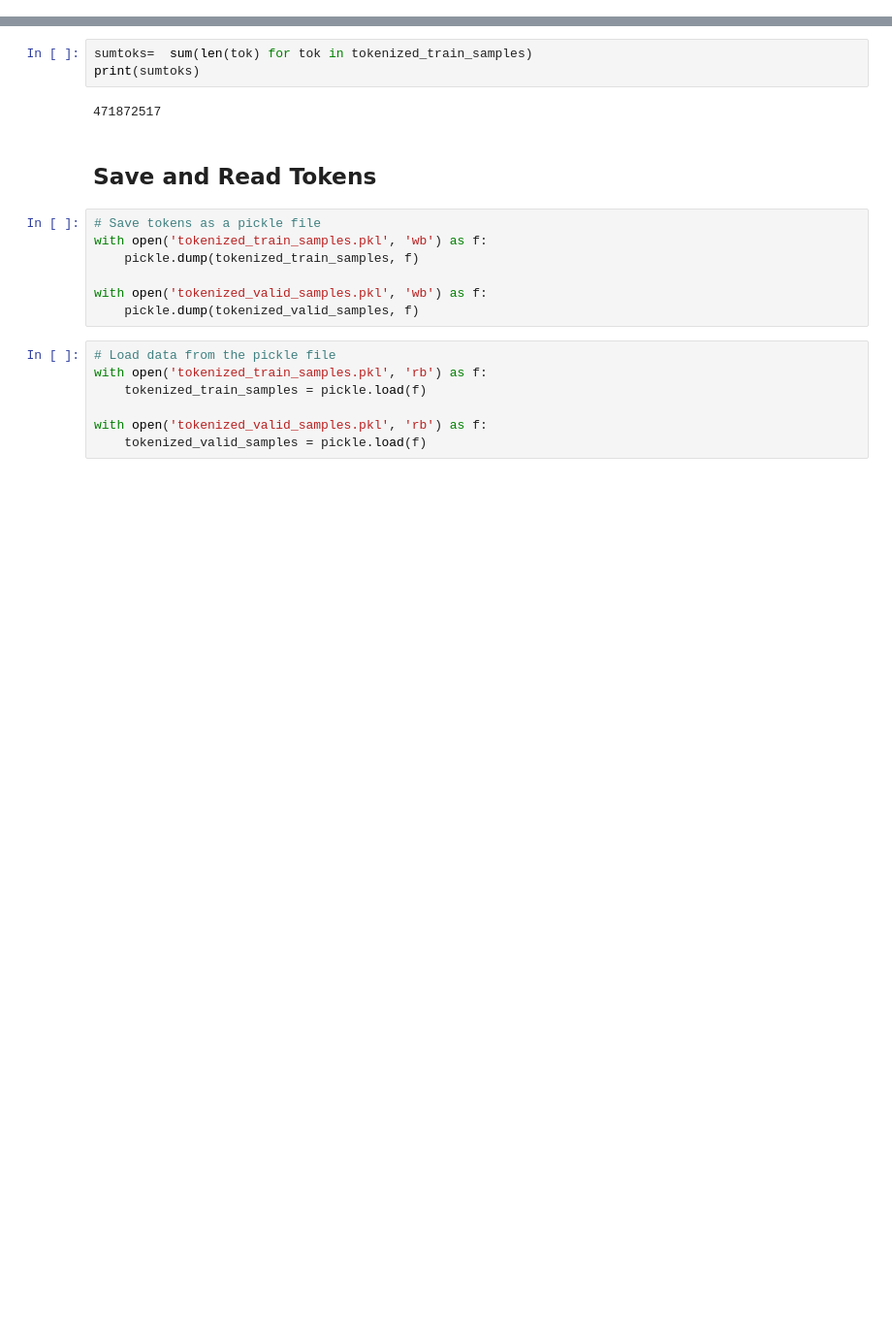
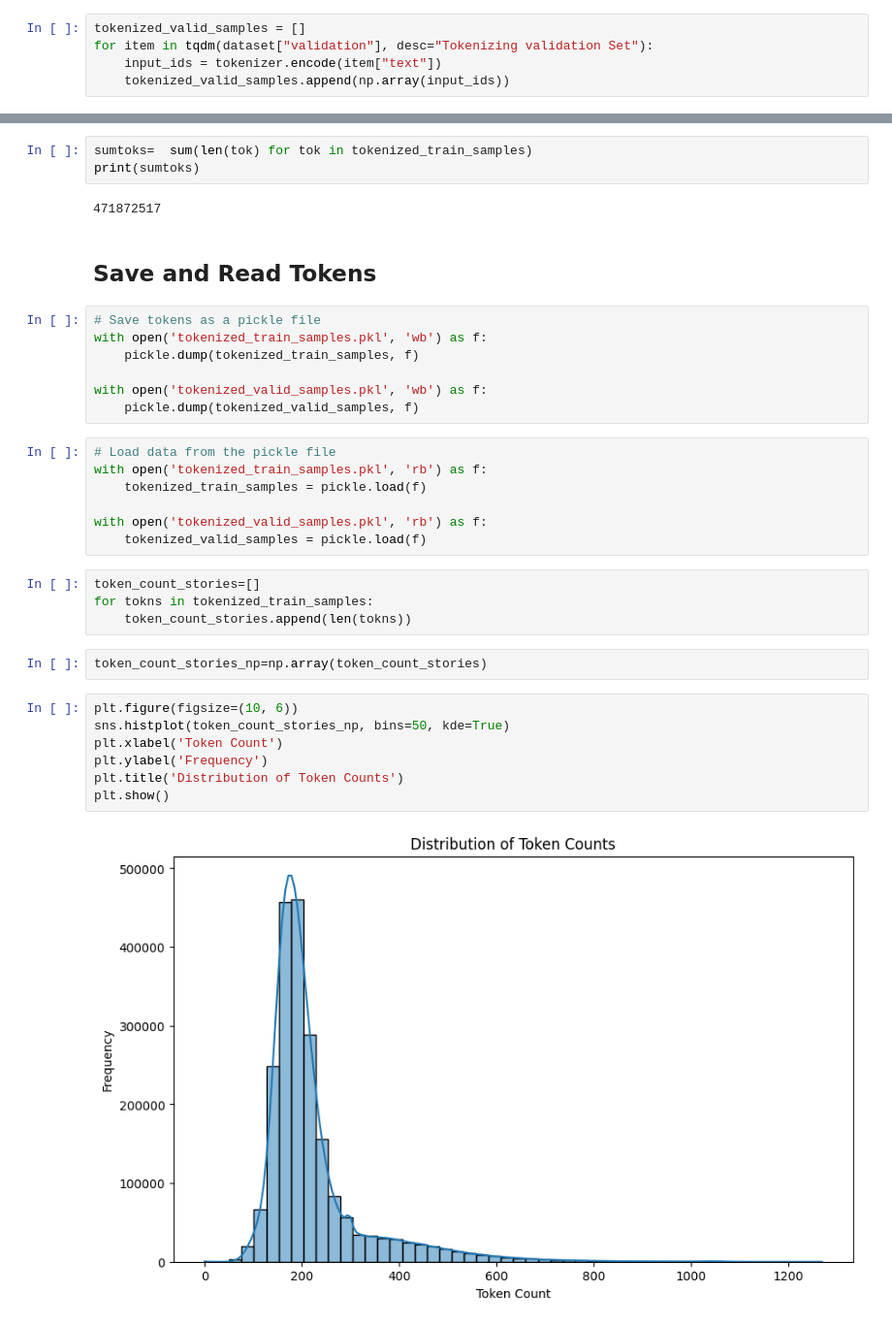
Before and after one commit to babak3548/Howsam, a Jupyter notebook: Word2VecWithPytorchV3.ipynb, the cells around one changed output, grey strips where cells are left out. Shown at 97% size. Drawn from its saved outputs; the diff is of its cells as text; blank space fills up the shorter version.

```diff
--- a/Word2VecWithPytorchV3.ipynb
+++ b/Word2VecWithPytorchV3.ipynb
@@ -78,3 +77,8 @@ tokenized_train_samples = []
 for item in tqdm(dataset["train"], desc="Tokenizing Train Set"):
     input_ids = tokenizer.encode(item["text"])
     tokenized_train_samples.append(np.array(input_ids))
+# %%
+tokenized_valid_samples = []
+for item in tqdm(dataset["validation"], desc="Tokenizing validation Set"):
+    input_ids = tokenizer.encode(item["text"])
+    tokenized_valid_samples.append(np.array(input_ids))
@@ -99,3 +116,18 @@ with open('tokenized_train_samples.pkl', 'rb') as f:
 
 with open('tokenized_valid_samples.pkl', 'rb') as f:
     tokenized_valid_samples = pickle.load(f)
+# %%
+token_count_stories=[]
+for tokns in tokenized_train_samples:
+    token_count_stories.append(len(tokns))
+# %%
+token_count_stories_np=np.array(token_count_stories)
+# %%
+plt.figure(figsize=(10, 6))
+sns.histplot(token_count_stories_np, bins=50, kde=True)
+plt.xlabel('Token Count')
+plt.ylabel('Frequency')
+plt.title('Distribution of Token Counts')
+plt.show()
+# %% [output]
+[figure, added]
```
Also changed, not shown: parts of 2 cells of this notebook.
